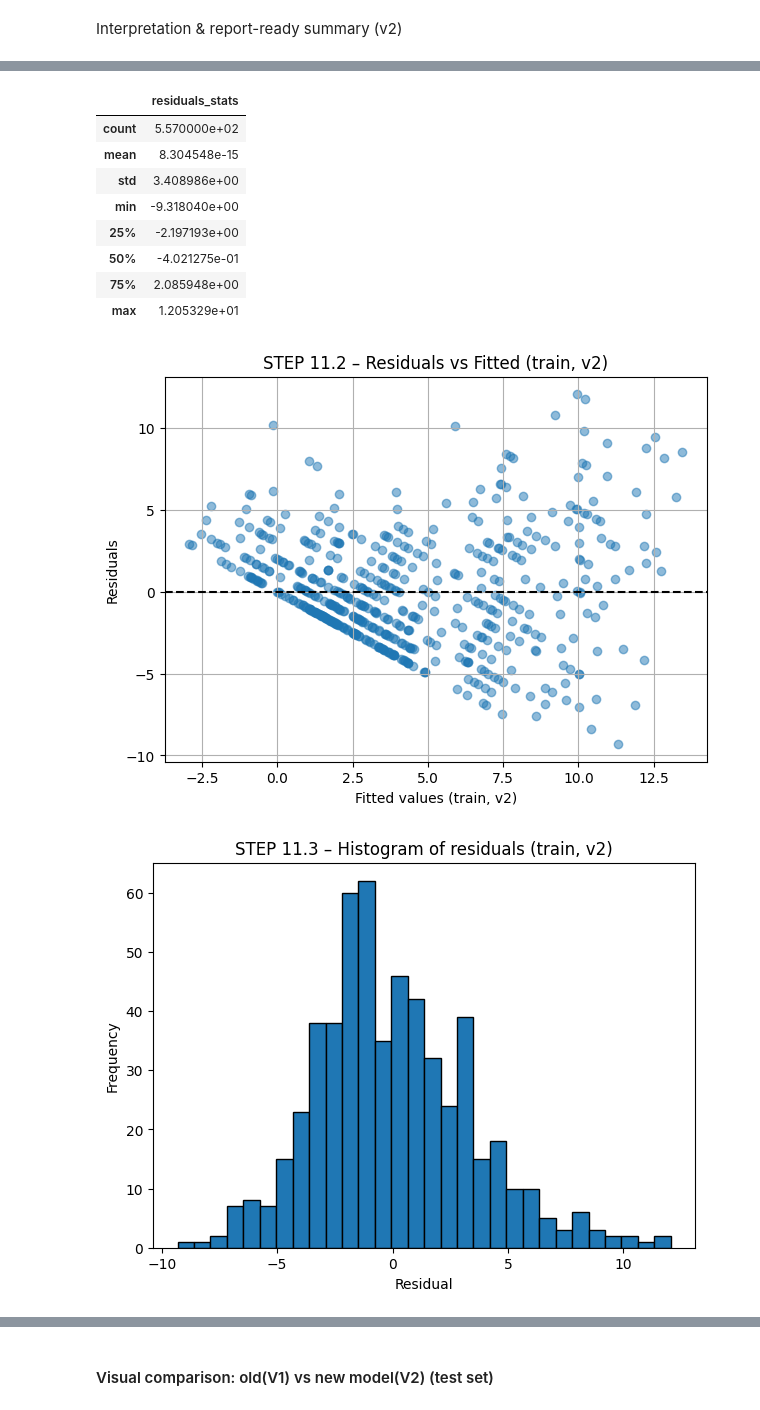
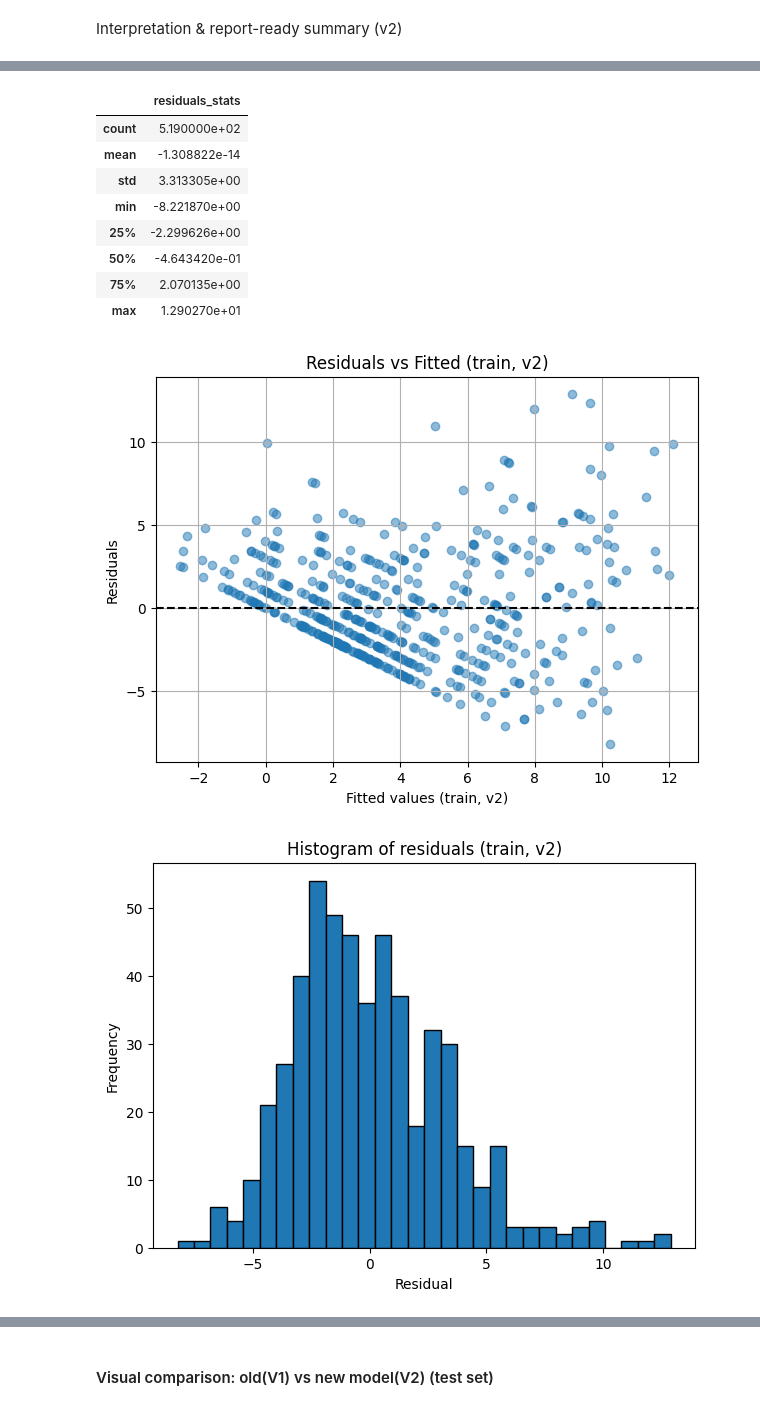
Before and after one commit to Aviya85/micro-mobility, a Jupyter notebook: python file/4. Home Linear Regression.ipynb, the cells around one changed output, grey strips where cells are left out. Drawn from its saved outputs; the diff is of its cells as text; code cells hidden in the pictures.

```diff
--- a/python file/4. Home Linear Regression.ipynb
+++ b/python file/4. Home Linear Regression.ipynb
@@ -20,8 +20,11 @@ from IPython.display import display
 from statsmodels.stats.stattools import jarque_bera
 from statsmodels.stats.diagnostic import het_breuschpagan
 # %%
-status_final = pd.read_csv(r'C:\Users\Aviya\Downloads\Aviya Ohayon-20251203T133736Z-1-001\Aviya Ohayon\Clean Data\2024-02_Assign to parkinglot_Final_Status.csv')
-weather_original = pd.read_csv(r'C:\Users\Aviya\Downloads\Aviya Ohayon-20251203T133736Z-1-001\Aviya Ohayon\Clean Data\2024-02_Final_Weather.csv')
+status_final = pd.read_csv(r'C:\Users\etaiw\Desktop\Projects\aviya_project\Data\Clean Data\Assign to Parking Lots Data\2024-02_Assign to parkinglot_Final_Status.csv')
+weather_original = pd.read_csv(r'C:\Users\etaiw\Desktop\Projects\aviya_project\Data\Clean Data\Final Weather\2024-02_Final_Weather.csv')
+
+# status_final = pd.read_csv(r'C:\Users\etaiw\Desktop\Projects\aviya_project\Data\Clean Data\Assign to Parking Lots Data\merged_parking_data_2023_2025.csv')
+# weather_original = pd.read_csv(r'C:\Users\etaiw\Desktop\Projects\aviya_project\Data\Clean Data\Final Weather\merged_weather_data_2023_2025.csv')
 
 trips = status_final
 weather = weather_original
@@ -1050,7 +1053,7 @@ plt.scatter(train_fitted_v2, train_resid_v2, alpha=0.5)
 plt.axhline(0, linestyle='--', color='black')
 plt.xlabel("Fitted values (train, v2)")
 plt.ylabel("Residuals")
-plt.title("STEP 11.2 – Residuals vs Fitted (train, v2)")
+plt.title("Residuals vs Fitted (train, v2)")
 plt.grid(True)
 plt.show()
 
@@ -1063,7 +1066,7 @@ plt.figure(figsize=(7, 5))
 plt.hist(train_resid_v2, bins=30, edgecolor='black')
 plt.xlabel("Residual")
 plt.ylabel("Frequency")
-plt.title("STEP 11.3 – Histogram of residuals (train, v2)")
+plt.title("Histogram of residuals (train, v2)")
 plt.grid(False)
 plt.show()
 
@@ -1074,7 +1077,7 @@ plt.show()
 
 plt.figure(figsize=(6, 6))
 sm.qqplot(train_resid_v2, line='45', fit=True)
-plt.title("STEP 11.4 – QQ-plot of residuals (train, v2)")
+plt.title("QQ-plot of residuals (train, v2)")
 plt.grid(True)
 plt.show()
 
@@ -1082,41 +1085,41 @@ plt.show()
 # ---------------------------------------------------------
 # 11.5 Normality test (Jarque–Bera)
 # ---------------------------------------------------------
 
 jb_stat, jb_pvalue, skew_v2, kurtosis_v2 = jarque_bera(train_resid_v2)
 
 print("\nSTEP 11.5 – Jarque–Bera normality test (v2):")
 print(f"JB statistic: {jb_stat:.3f}")
 print(f"p-value:      {jb_pvalue:.3g}")
 print(f"Skew:         {skew_v2:.3f}")
 print(f"Kurtosis:     {kurtosis_v2:.3f}")
 
 
 # ---------------------------------------------------------
 # 11.6 Heteroskedasticity test (Breusch–Pagan)
 # ---------------------------------------------------------
 
 bp_test_v2 = het_breuschpagan(train_resid_v2, X_train_v2_const)
 bp_stat_v2, bp_pvalue_v2, f_stat_v2, f_pvalue_v2 = bp_test_v2
 
 print("\nSTEP 11.6 – Breusch–Pagan test for heteroskedasticity (v2):")
 print(f"LM statistic:    {bp_stat_v2:.3f}")
 print(f"LM p-value:      {bp_pvalue_v2:.3g}")
 print(f"F-statistic:     {f_stat_v2:.3f}")
 print(f"F-test p-value:  {f_pvalue_v2:.3g}")
 # %% [output]
 STEP 11 – Residual diagnostics for improved model (v2)
 
 STEP 11.1 – Residuals summary (train):
 |  | residuals_stats |
-| count | 5.570000e+02 |
-| mean | 8.304548e-15 |
-| std | 3.408986e+00 |
-| min | -9.318040e+00 |
-| 25% | -2.197193e+00 |
-| 50% | -4.021275e-01 |
-| 75% | 2.085948e+00 |
-| max | 1.205329e+01 |
+| count | 5.190000e+02 |
+| mean | -1.308822e-14 |
+| std | 3.313305e+00 |
+| min | -8.221870e+00 |
+| 25% | -2.299626e+00 |
+| 50% | -4.643420e-01 |
+| 75% | 2.070135e+00 |
+| max | 1.290270e+01 |
-[figure, old version]
+[figure, new version]
-[figure, old version]
+[figure, new version]
 <Figure size 600x600 with 0 Axes>
```
Also changed, not shown: parts of 29 cells of this notebook.
